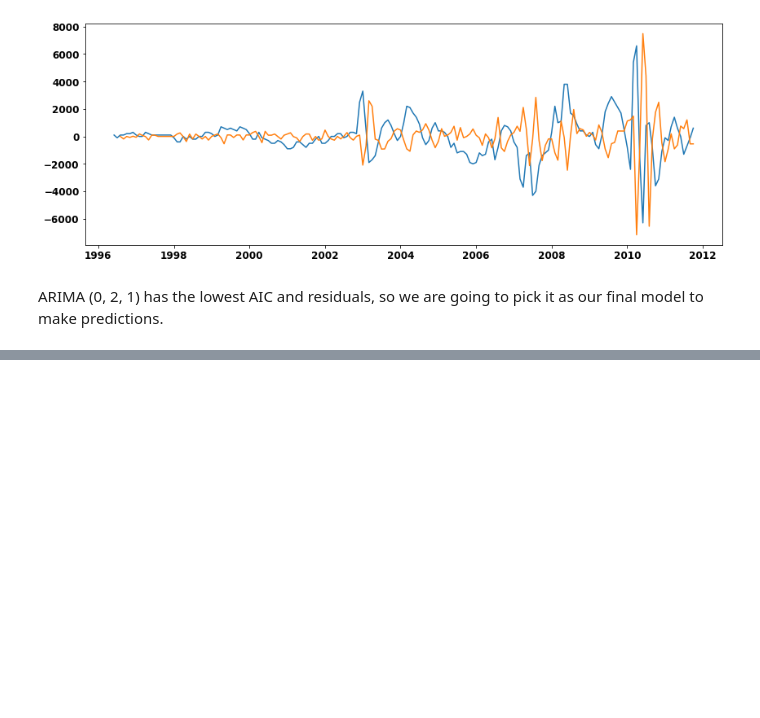
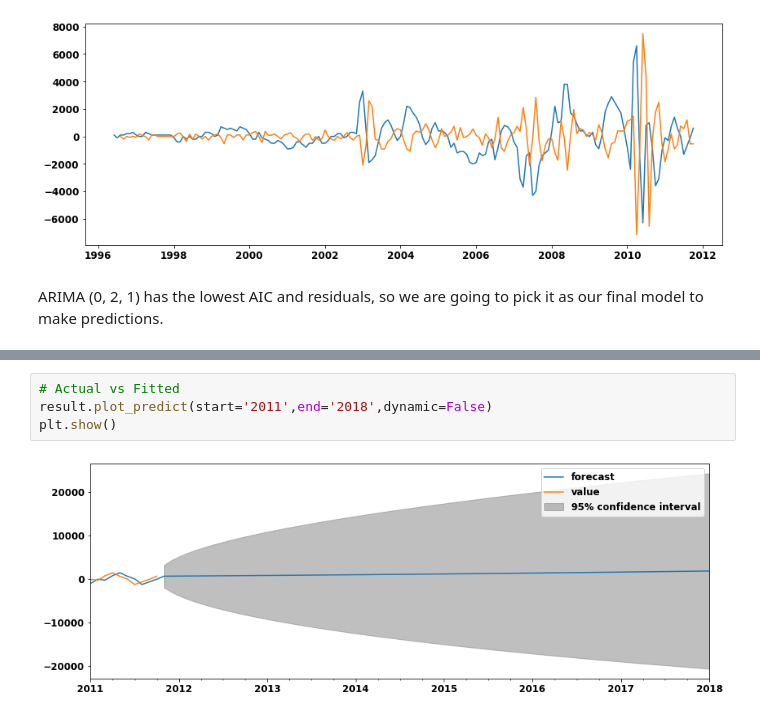
Before and after one commit to FarnazG/CodeReviews, a Jupyter notebook: time_series_codereview.ipynb, the cells around one changed output, grey strips where cells are left out. Saved outputs shown, nothing was run; the diff lists cells and outputs as text; blank space fills up the shorter version.

```diff
--- a/time_series_codereview.ipynb
+++ b/time_series_codereview.ipynb
@@ -562,0 +591,6 @@ ARIMA (0, 2, 1) has the lowest AIC and residuals, so we are going to pick it as
+# %%
+# Actual vs Fitted
+result.plot_predict(start='2011',end='2018',dynamic=False)
+plt.show()
+# %% [output]
+[figure, added]
```
Also changed, not shown: parts of 4 cells of this notebook.
